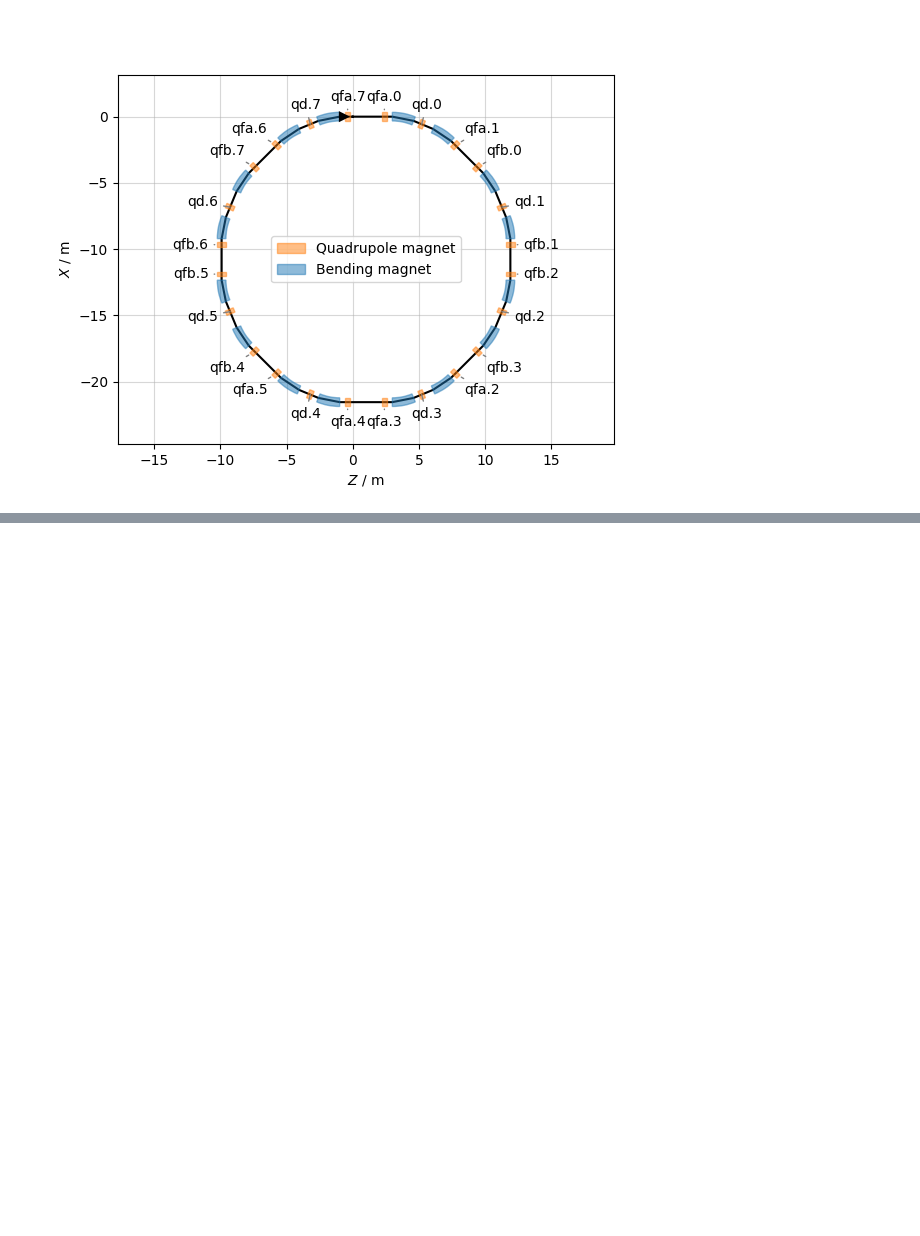
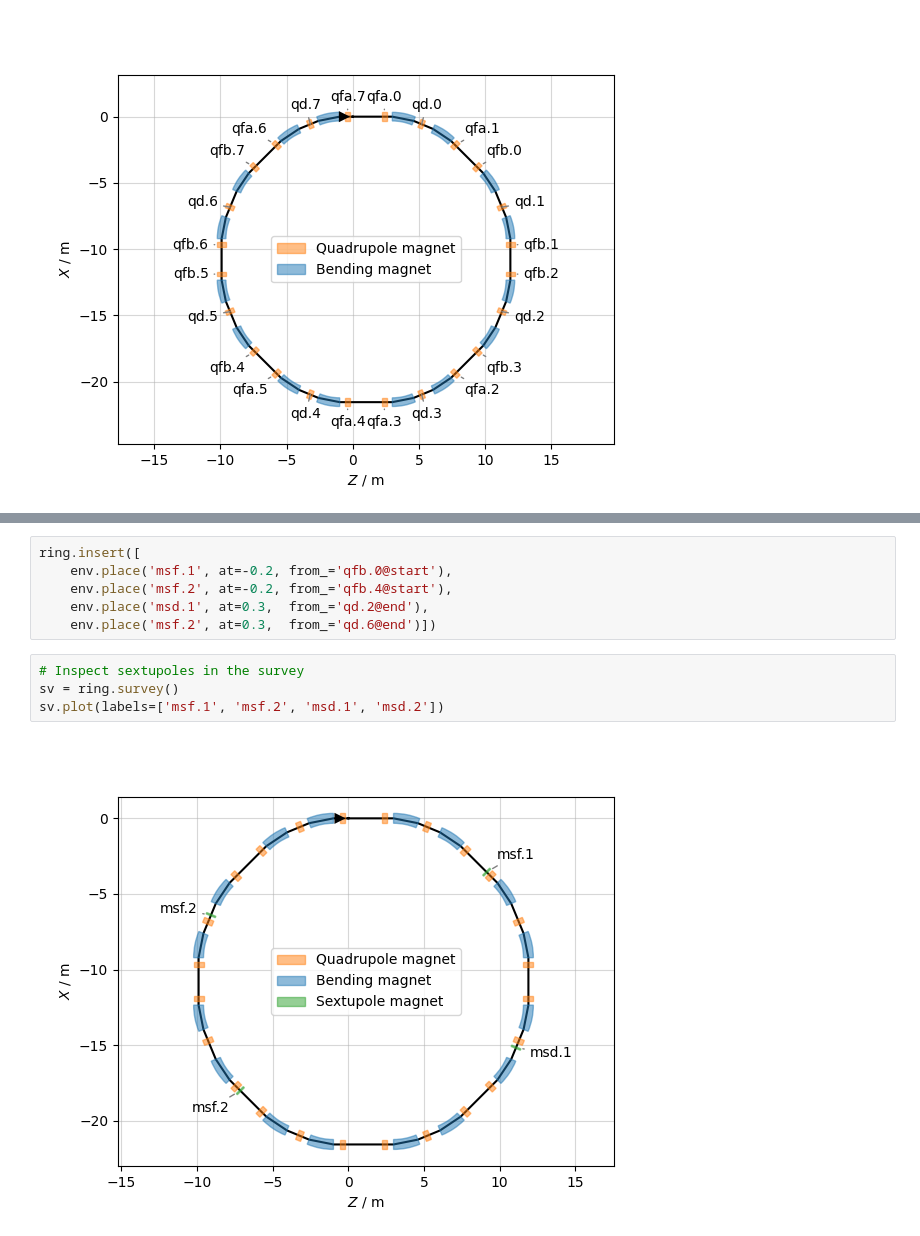
Before and after one commit to xsuite/tutorial_cern_seminar, a Jupyter notebook: lattice_and_optics.ipynb, the cells around one changed output, grey strips where cells are left out. Drawn from its saved outputs; the diff is of its cells as text; blank space fills up the shorter version.

```diff
--- a/lattice_and_optics.ipynb
+++ b/lattice_and_optics.ipynb
@@ -119,0 +131,12 @@ sv.plot(labels=tt_quad.name);
+# %%
+ring.insert([
+    env.place('msf.1', at=-0.2, from_='qfb.0@start'),
+    env.place('msf.2', at=-0.2, from_='qfb.4@start'),
+    env.place('msd.1', at=0.3,  from_='qd.2@end'),
+    env.place('msf.2', at=0.3,  from_='qd.6@end')])
+# %%
+# Inspect sextupoles in the survey
+sv = ring.survey()
+sv.plot(labels=['msf.1', 'msf.2', 'msd.1', 'msd.2'])
+# %% [output]
+[figure, added]
```
Also changed, not shown: parts of 5 cells of this notebook.
